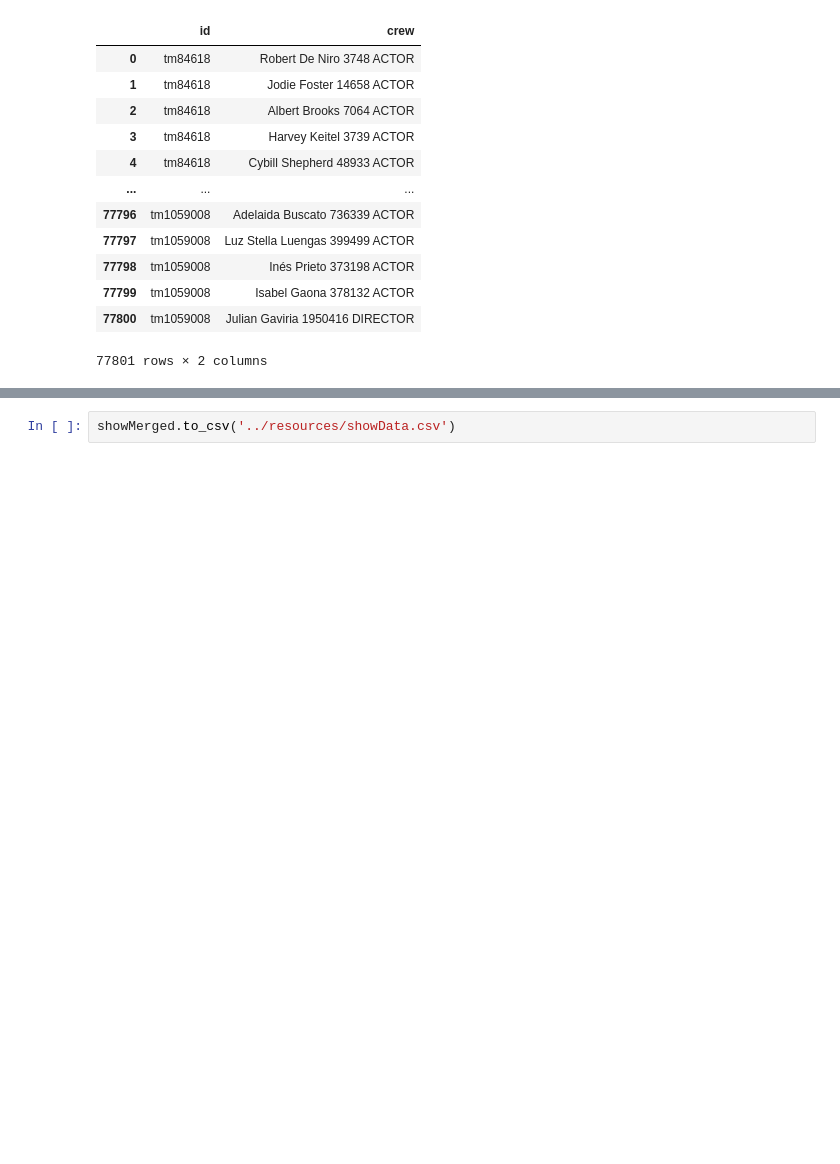
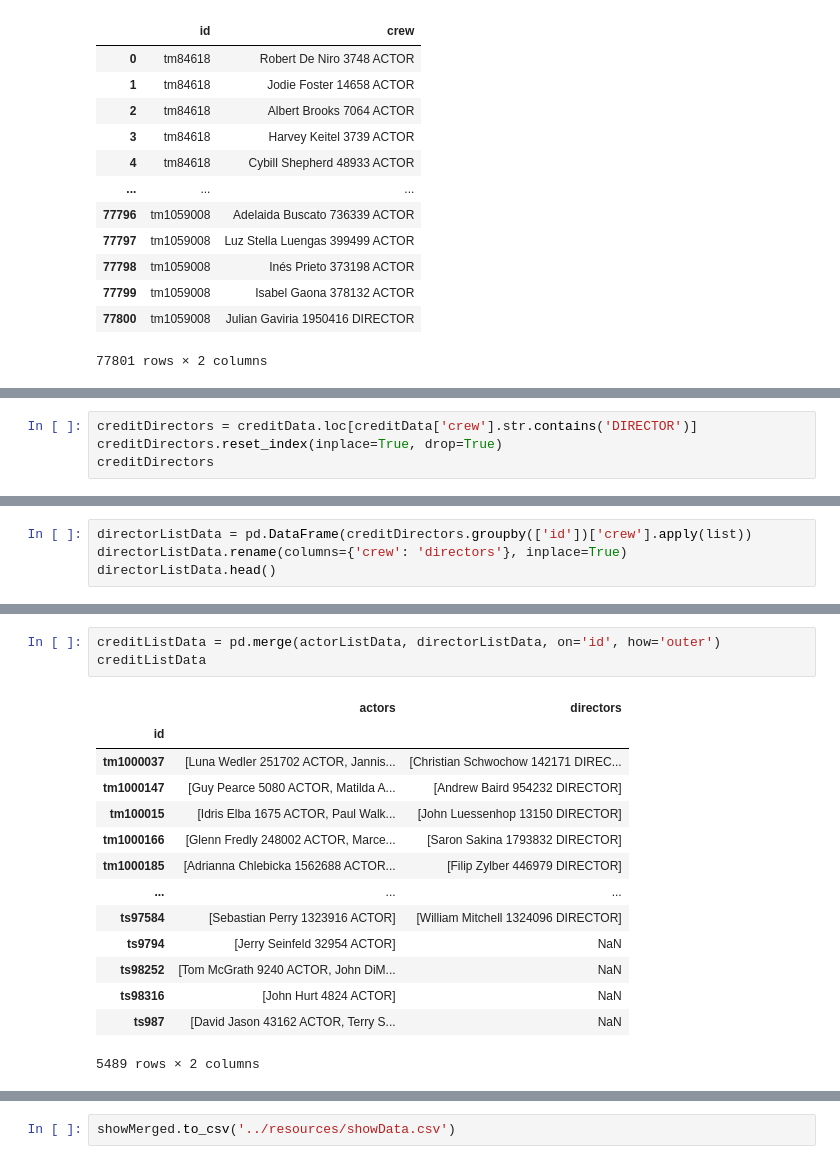
Before and after one commit to AshleyJubilee/netflix-rating-project, a Jupyter notebook: exploratory notebooks/data_cleaning.ipynb, the cells around one changed output, grey strips where cells are left out. Drawn from its saved outputs; the diff is of its cells as text; blank space fills up the shorter version.

```diff
--- a/exploratory notebooks/data_cleaning.ipynb
+++ b/exploratory notebooks/data_cleaning.ipynb
@@ -119,0 +154,4 @@ creditListData
+# %%
+creditDirectors = creditData.loc[creditData['crew'].str.contains('DIRECTOR')]
+creditDirectors.reset_index(inplace=True, drop=True)
+creditDirectors
@@ -119,0 +172,4 @@ creditListData
+# %%
+directorListData = pd.DataFrame(creditDirectors.groupby(['id'])['crew'].apply(list))
+directorListData.rename(columns={'crew': 'directors'}, inplace=True)
+directorListData.head()
@@ -120,3 +184,21 @@ creditListData
+# %%
+creditListData = pd.merge(actorListData, directorListData, on='id', how='outer')
+creditListData
+# %% [output]
+|  | actors | directors |
+| id |  |  |
+| tm1000037 | [Luna Wedler 251702 ACTOR, Jannis... | [Christian Schwochow 142171 DIREC... |
+| tm1000147 | [Guy Pearce 5080 ACTOR, Matilda A... | [Andrew Baird 954232 DIRECTOR] |
+| tm100015 | [Idris Elba 1675 ACTOR, Paul Walk... | [John Luessenhop 13150 DIRECTOR] |
+| tm1000166 | [Glenn Fredly 248002 ACTOR, Marce... | [Saron Sakina 1793832 DIRECTOR] |
+| tm1000185 | [Adrianna Chlebicka 1562688 ACTOR... | [Filip Zylber 446979 DIRECTOR] |
+| ... | ... | ... |
+| ts97584 | [Sebastian Perry 1323916 ACTOR] | [William Mitchell 1324096 DIRECTOR] |
+| ts9794 | [Jerry Seinfeld 32954 ACTOR] | NaN |
+| ts98252 | [Tom McGrath 9240 ACTOR, John DiM... | NaN |
+| ts98316 | [John Hurt 4824 ACTOR] | NaN |
+| ts987 | [David Jason 43162 ACTOR, Terry S... | NaN |
+5489 rows × 2 columns
 # %%
 showMerged = showData.merge(creditListData, left_on='id', right_on='id', how='left')
 showMerged.fillna(0, inplace=True)
```
Also changed, not shown: parts of 20 cells of this notebook, 3 other files.
